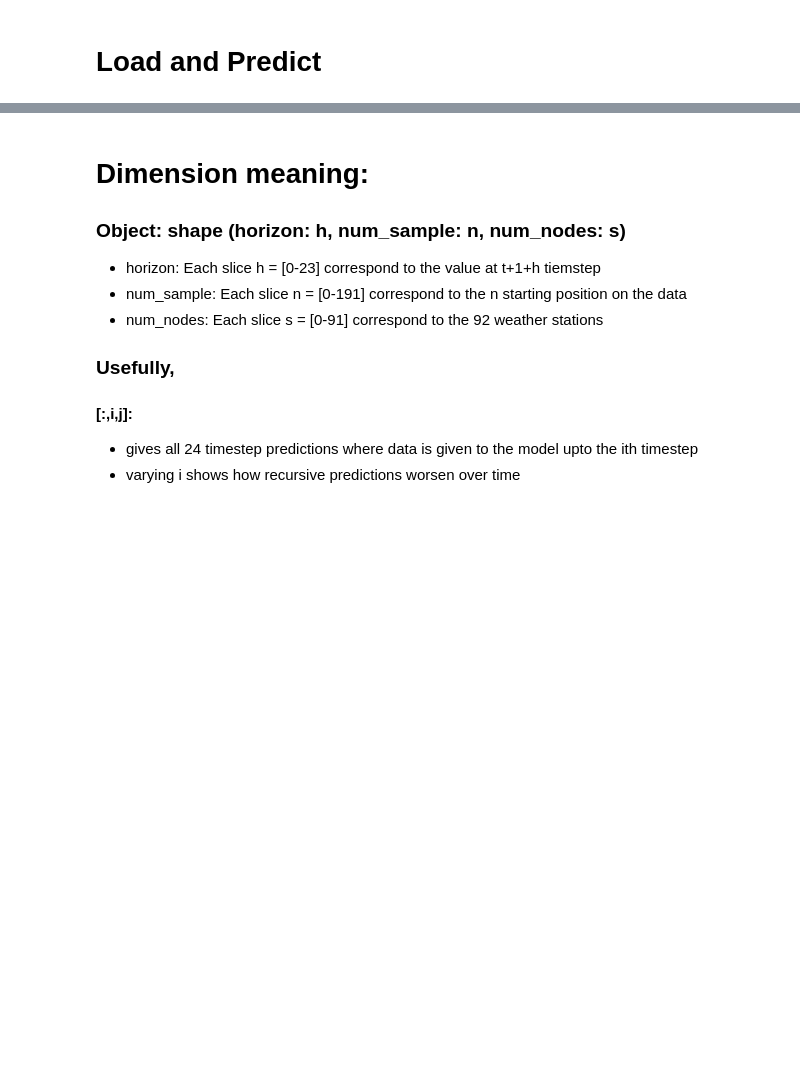
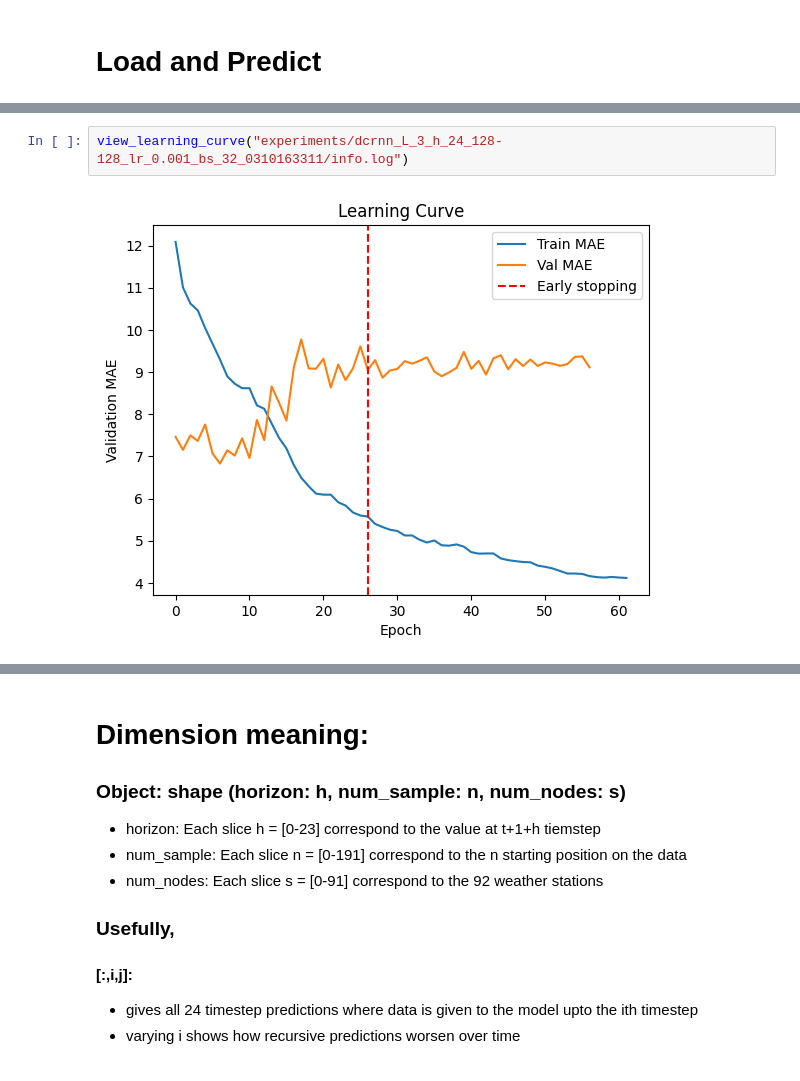
Before and after one commit to GemsLoveNLP/DCRNN_PyTorch, a Jupyter notebook: evaluate.ipynb, the cells around one changed output, grey strips where cells are left out. Drawn from its saved outputs; the diff is of its cells as text; blank space fills up the shorter version.

```diff
--- a/evaluate.ipynb
+++ b/evaluate.ipynb
@@ -173,6 +177,10 @@ def visualize(file_name):
     compute_mae_per_horizon(predictions,truth)
     compute_at_sample(predictions,truth,0,0)
     compute_mae_per_sample(predictions,truth)
+# %%
+view_learning_curve("experiments/dcrnn_L_3_h_24_128-128_lr_0.001_bs_32_0310163311/info.log")
+# %% [output]
+[figure, added]
 # %%
 visualize("data/train_dcrnn_predictions.npz")
 # %% [output]
```
Also changed, not shown: parts of 9 cells of this notebook, 35 other files.
